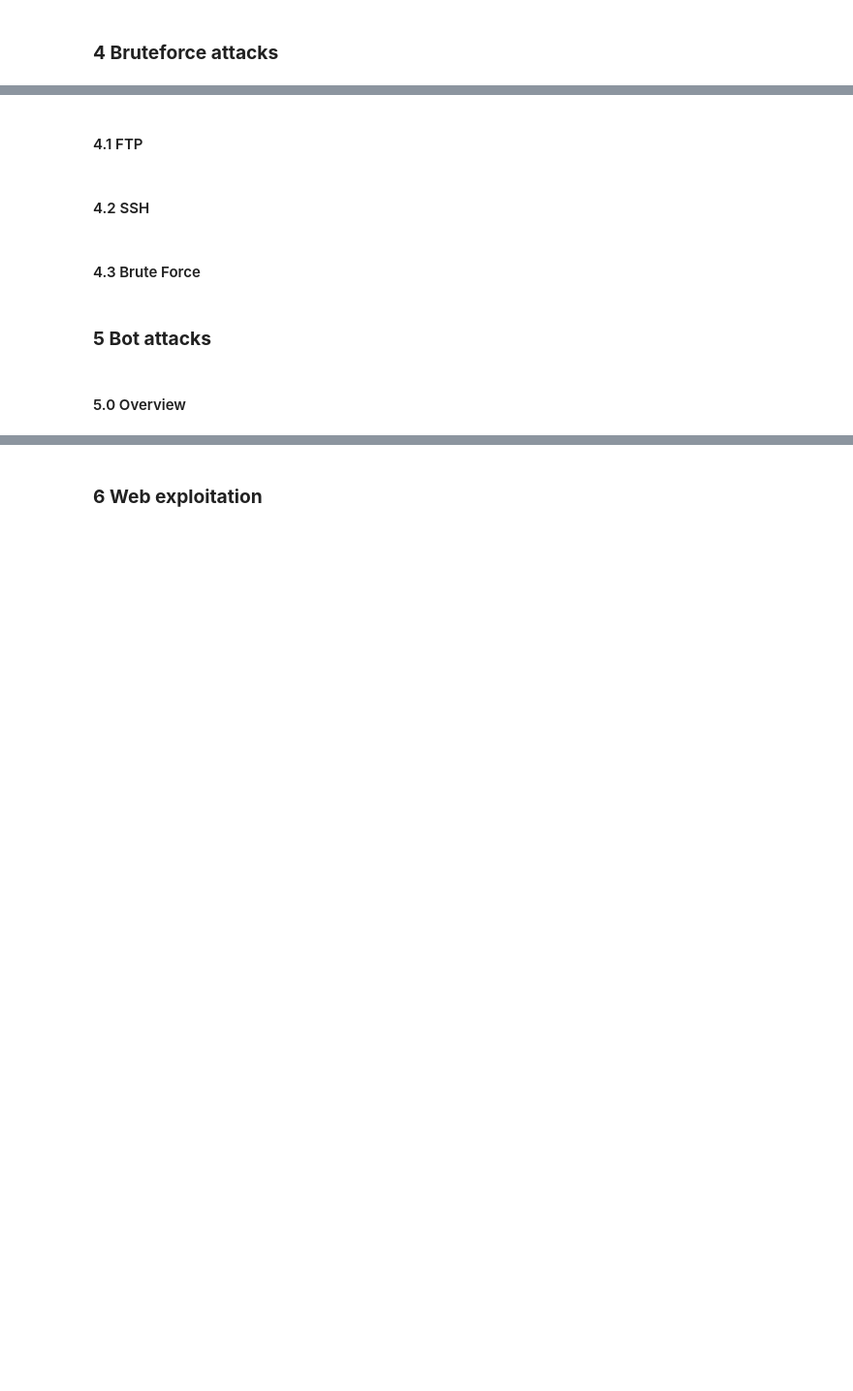
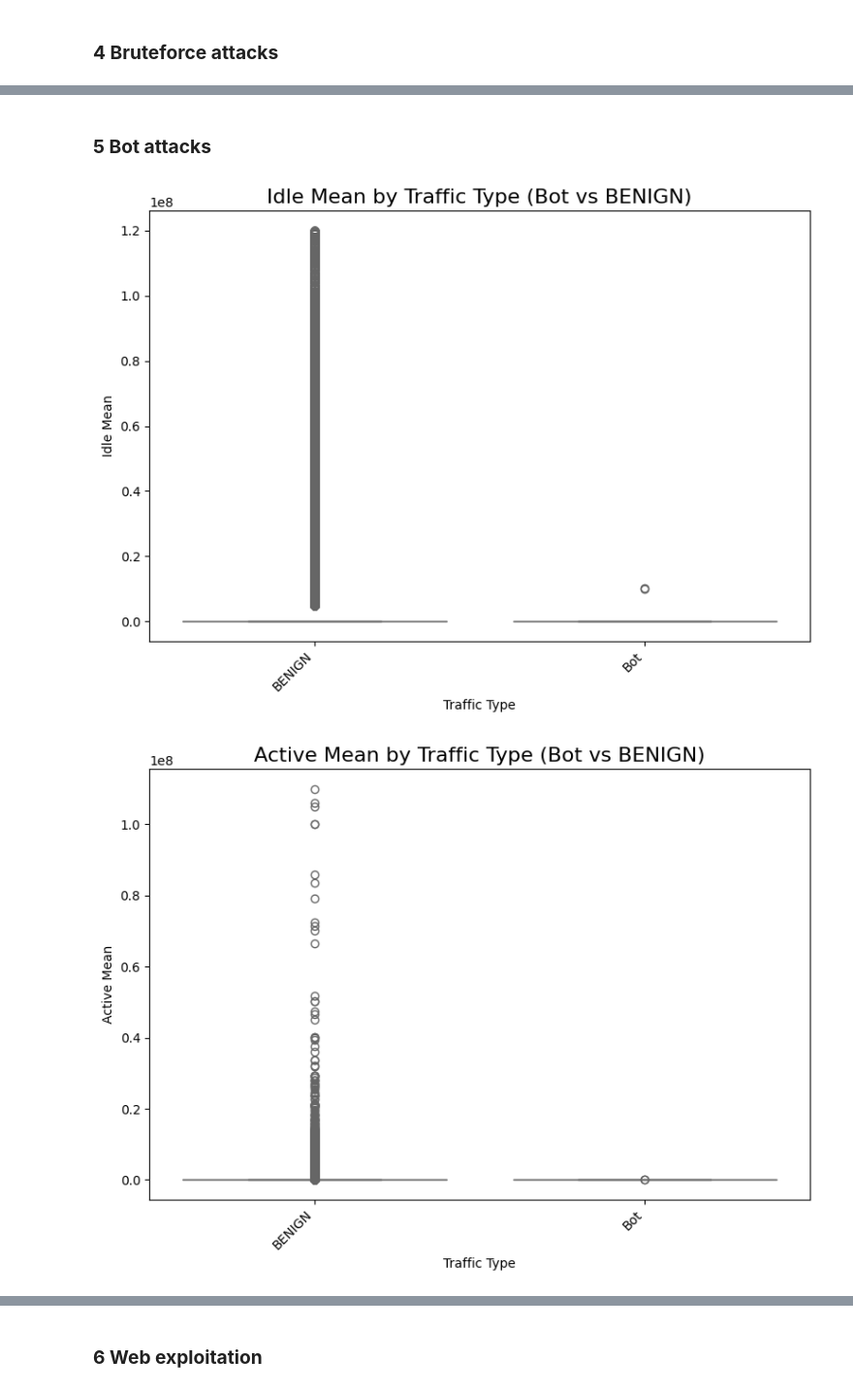
Before and after one commit to PhoXinuS/IDS-Analyzer, a Jupyter notebook: code/data_vis.ipynb, the cells around one changed output, grey strips where cells are left out. Shown at 97% size. Drawn from its saved outputs; the diff is of its cells as text; code cells hidden in the pictures; blank space fills up the shorter version.

```diff
--- a/code/data_vis.ipynb
+++ b/code/data_vis.ipynb
@@ -539,10 +570,50 @@ Unique attacker IP addresses: 1
-# %% [markdown]
-#### 4.1 FTP
-# %% [markdown]
-#### 4.2 SSH
-# %% [markdown]
-#### 4.3 Brute Force
 # %% [markdown]
 ### **5 Bot attacks**
-# %% [markdown]
-#### 5.0 Overview
+# %%
+df_fri = load_dataset('Fri')
+df_fri.columns = df_fri.columns.str.strip()
+bot_labels = ['Bot', 'BENIGN']
+df_bot = df_fri[df_fri['Label'].isin(bot_labels)].copy()
+
+# Boxplot for Idle Mean
+plt.figure(figsize=(8, 6))
+colors_bot = sns.color_palette('cool', len(bot_labels))
+sns.boxplot(
+    x='Label',
+    y='Idle Mean',
+    data=df_bot,
+    hue='Label',
+    palette=colors_bot,
+    legend=False
+)
+plt.title('Idle Mean by Traffic Type (Bot vs BENIGN)', fontsize=16)
+plt.xlabel('Traffic Type')
+plt.ylabel('Idle Mean')
+plt.xticks(rotation=45, ha='right')
+plt.tight_layout()
+plt.show()
+
+# Boxplot for Active Mean
+plt.figure(figsize=(8, 6))
+sns.boxplot(
+    x='Label',
+    y='Active Mean',
+    data=df_bot,
+    hue='Label',
+    palette=colors_bot,
+    legend=False
+)
+plt.title('Active Mean by Traffic Type (Bot vs BENIGN)', fontsize=16)
+plt.xlabel('Traffic Type')
+plt.ylabel('Active Mean')
+plt.xticks(rotation=45, ha='right')
+plt.tight_layout()
+plt.show()
+
+ip_addresses = df_bot['Source IP'].unique()
+print(f"Unique source IP addresses in Bot traffic: {len(ip_addresses)}")
+for address in ip_addresses:
+    print(address)
+# %% [output]
+[figure, added]
+[figure, added]
```
Also changed, not shown: parts of 15 cells of this notebook, 1 other file.
